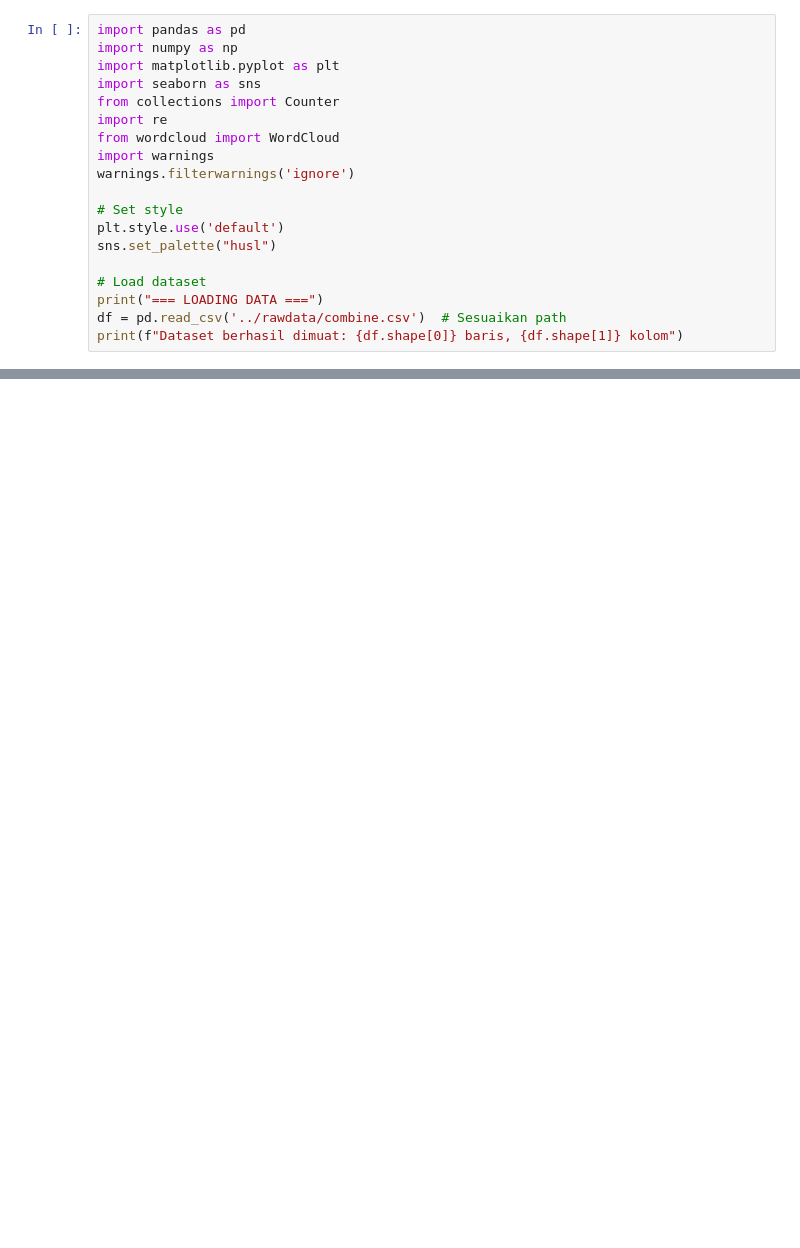
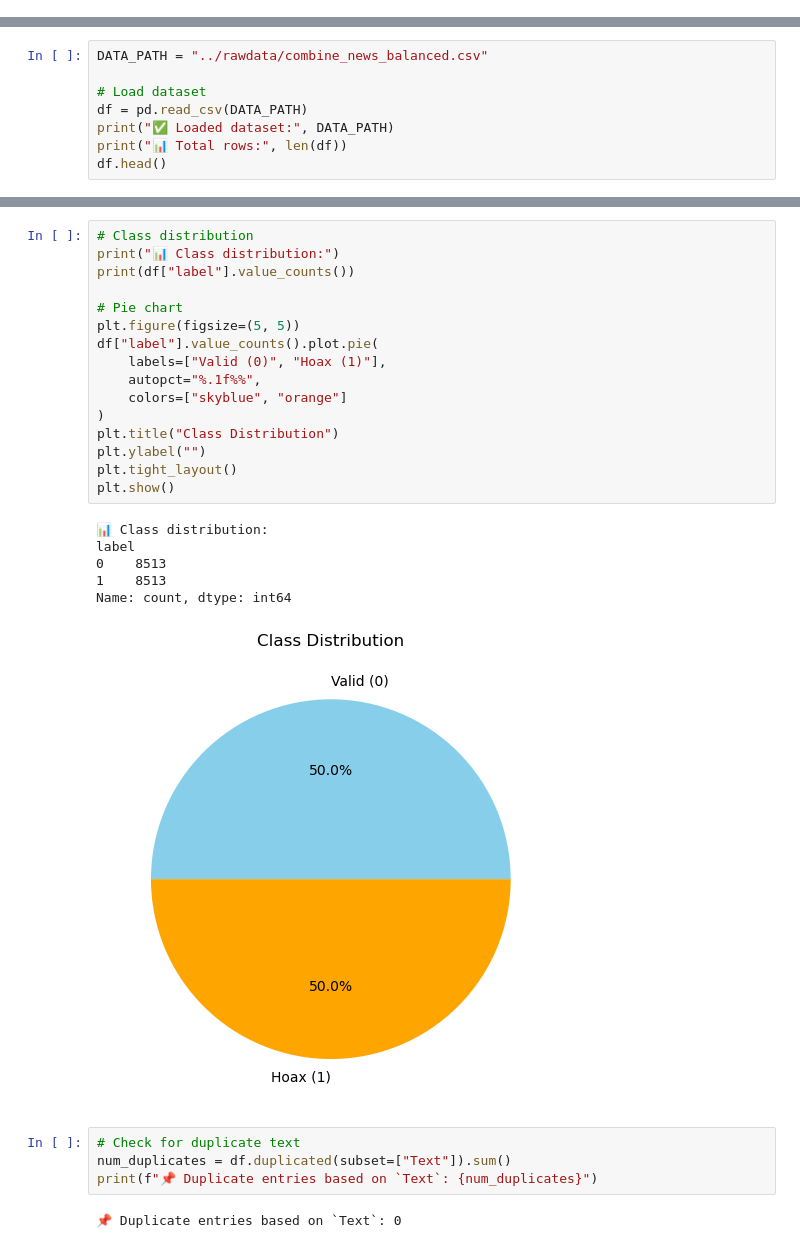
Before and after one commit to zainoor/indo-hoax-detector-indobert, a Jupyter notebook: evaluation/explore.ipynb, the cells around one changed output, grey strips where cells are left out. Drawn from its saved outputs; the diff is of its cells as text; blank space fills up the shorter version.

```diff
--- a/evaluation/explore.ipynb
+++ b/evaluation/explore.ipynb
@@ -1,19 +0,0 @@
-# %%
-import pandas as pd
-import numpy as np
-import matplotlib.pyplot as plt
-import seaborn as sns
-from collections import Counter
-import re
-from wordcloud import WordCloud
-import warnings
-warnings.filterwarnings('ignore')
-
-# Set style
-plt.style.use('default')
-sns.set_palette("husl")
-
-# Load dataset
-print("=== LOADING DATA ===")
-df = pd.read_csv('../rawdata/combine.csv')  # Sesuaikan path
-print(f"Dataset berhasil dimuat: {df.shape[0]} baris, {df.shape[1]} kolom")
@@ -486,0 +176,8 @@ plt.show()
+# %%
+DATA_PATH = "../rawdata/combine_news_balanced.csv"
+
+# Load dataset
+df = pd.read_csv(DATA_PATH)
+print("✅ Loaded dataset:", DATA_PATH)
+print("📊 Total rows:", len(df))
+df.head()
@@ -486,0 +207,29 @@ plt.show()
+# %%
+# Class distribution
+print("📊 Class distribution:")
+print(df["label"].value_counts())
+
+# Pie chart
+plt.figure(figsize=(5, 5))
+df["label"].value_counts().plot.pie(
+    labels=["Valid (0)", "Hoax (1)"],
+    autopct="%.1f%%",
+    colors=["skyblue", "orange"]
+)
+plt.title("Class Distribution")
+plt.ylabel("")
+plt.tight_layout()
+plt.show()
+# %% [output]
+📊 Class distribution:
+label
+0    8513
+1    8513
+Name: count, dtype: int64
+[figure, added]
+# %%
+# Check for duplicate text
+num_duplicates = df.duplicated(subset=["Text"]).sum()
+print(f"📌 Duplicate entries based on `Text`: {num_duplicates}")
+# %% [output]
+📌 Duplicate entries based on `Text`: 0
```
Also changed, not shown: parts of 59 cells of this notebook, 34 other files.
